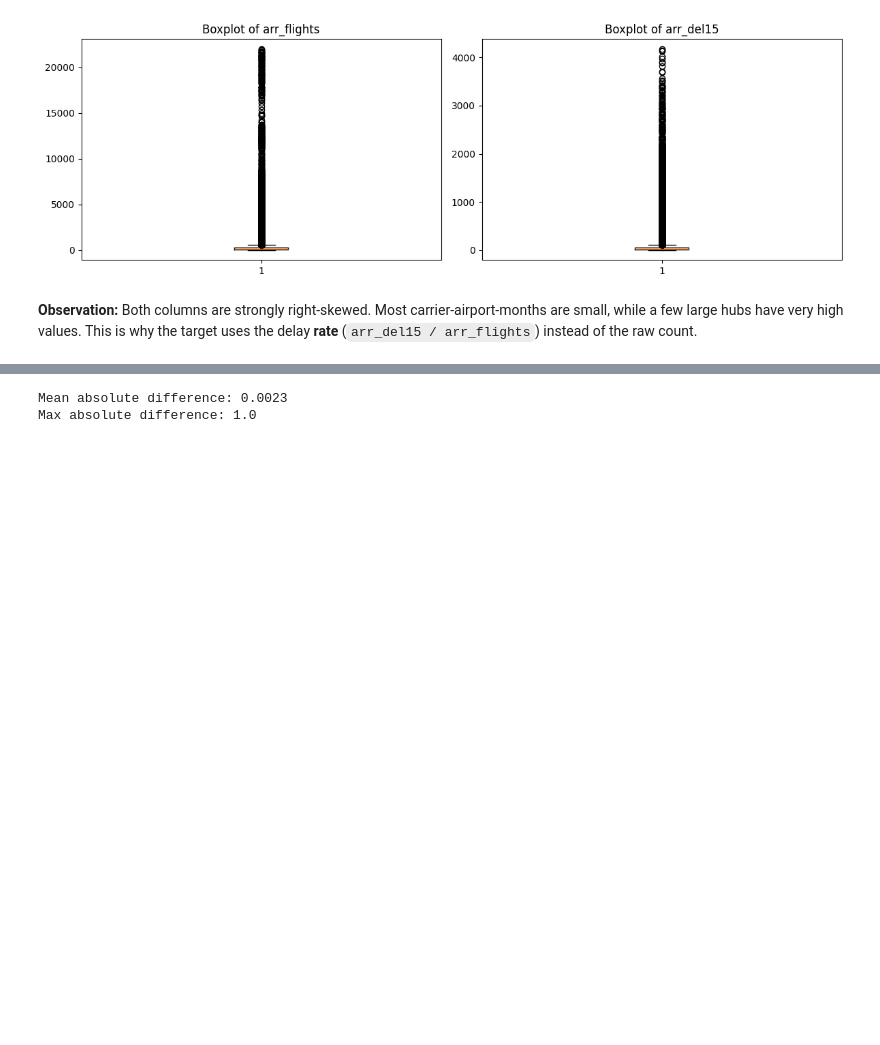
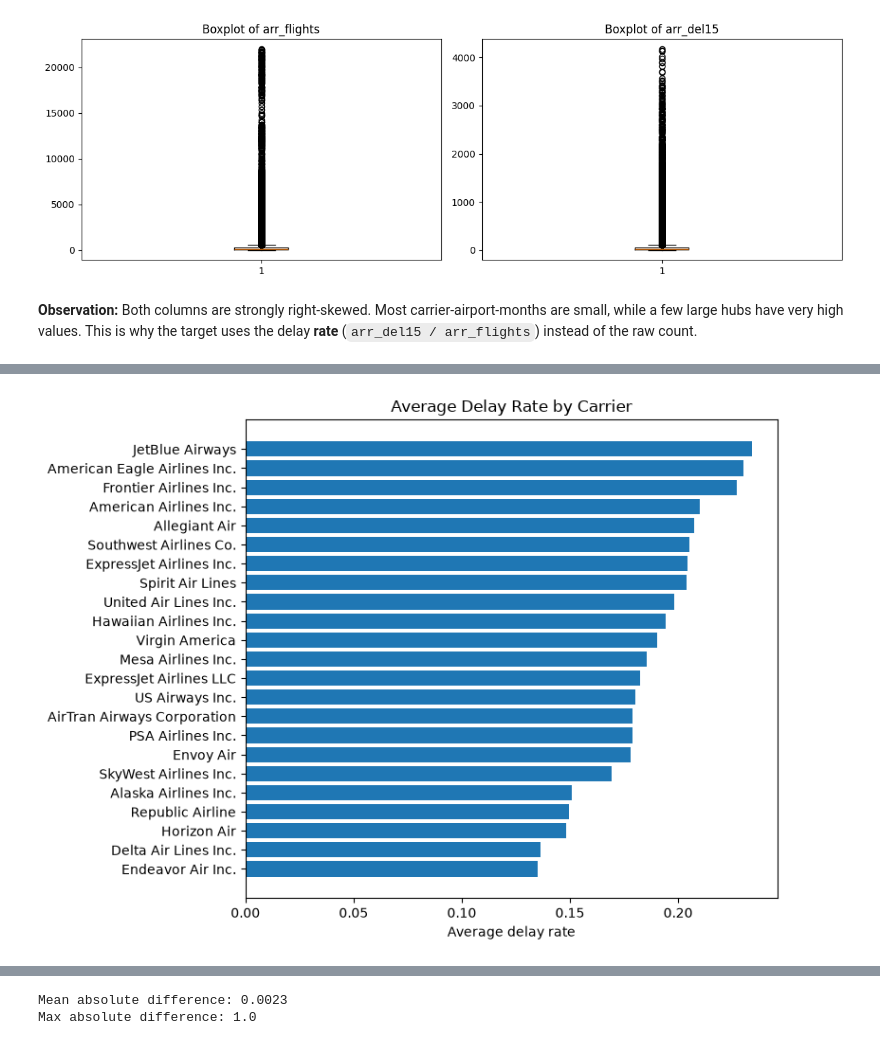
Before and after one commit to chanakaekanayaka/FDM_Airline_Delay_Project, a Jupyter notebook: Stage_3_EDA.ipynb, the cells around one changed output, grey strips where cells are left out. Drawn from its saved outputs; the diff is of its cells as text; code cells hidden in the pictures; blank space fills up the shorter version.

Commit message:
update Stage 3

```diff
--- a/Stage_3_EDA.ipynb
+++ b/Stage_3_EDA.ipynb
@@ -135,0 +232,18 @@ plt.show()
+# %%
+# Delay rate = share of arrivals delayed 15+ minutes (built here only to explore relationships/imbalance;
+# the same formula is used to build the actual target column in Stage 4)
+eda = df.dropna(subset=["arr_flights", "arr_del15"]).copy()
+eda = eda[eda["arr_flights"] > 0]
+eda["delay_rate"] = eda["arr_del15"] / eda["arr_flights"]
+
+# Average delay rate by carrier
+carrier_rate = eda.groupby("carrier_name")["delay_rate"].mean().sort_values(ascending=False)
+
+fig, ax = plt.subplots(figsize=(8, 6))
+ax.barh(carrier_rate.index[::-1], carrier_rate.values[::-1])
+ax.set_title("Average Delay Rate by Carrier")
+ax.set_xlabel("Average delay rate")
+plt.tight_layout()
+plt.show()
+# %% [output]
+[figure, added]
```
Also changed, not shown: parts of 17 cells of this notebook.
